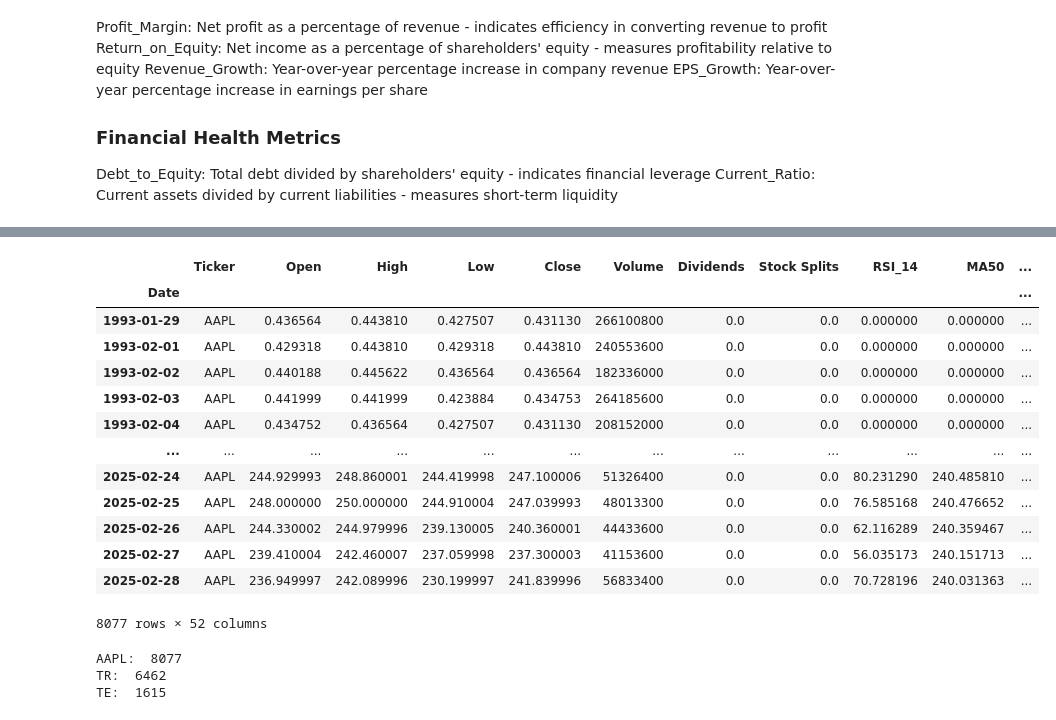
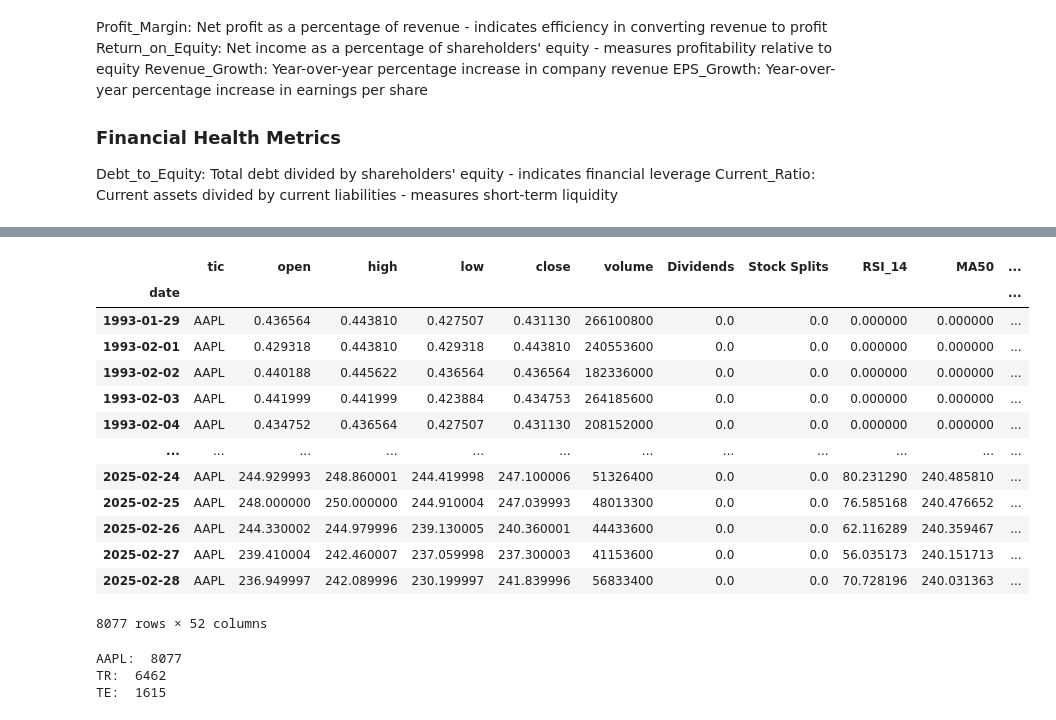
Before and after one commit to LucasLange1113/UIA_RL, a Jupyter notebook: download_data.ipynb, the cells around one changed output, grey strips where cells are left out. Drawn from its saved outputs; the diff is of its cells as text; code cells hidden in the pictures.

```diff
--- a/download_data.ipynb
+++ b/download_data.ipynb
@@ -378,9 +389,9 @@ os.makedirs("datasets", exist_ok=True)
 # %%
-AAPL = pd.read_csv("data/AAPL_technical_analysis.csv",index_col="Date")
+AAPL = pd.read_csv("data/AAPL.csv",index_col="date")
 AAPL
 # %% [output]
-|  | Ticker | Open | High | Low | Close | Volume | Dividends | Stock Splits | RSI_14 | MA50 | ... |
-| Date |  |  |  |  |  |  |  |  |  |  | ... |
+|  | tic | open | high | low | close | volume | Dividends | Stock Splits | RSI_14 | MA50 | ... |
+| date |  |  |  |  |  |  |  |  |  |  | ... |
 | 1993-01-29 | AAPL | 0.436564 | 0.443810 | 0.427507 | 0.431130 | 266100800 | 0.0 | 0.0 | 0.000000 | 0.000000 | ... |
 | 1993-02-01 | AAPL | 0.429318 | 0.443810 | 0.429318 | 0.443810 | 240553600 | 0.0 | 0.0 | 0.000000 | 0.000000 | ... |
 | 1993-02-02 | AAPL | 0.440188 | 0.445622 | 0.436564 | 0.436564 | 182336000 | 0.0 | 0.0 | 0.000000 | 0.000000 | ... |
```
Also changed, not shown: parts of 6 cells of this notebook.
